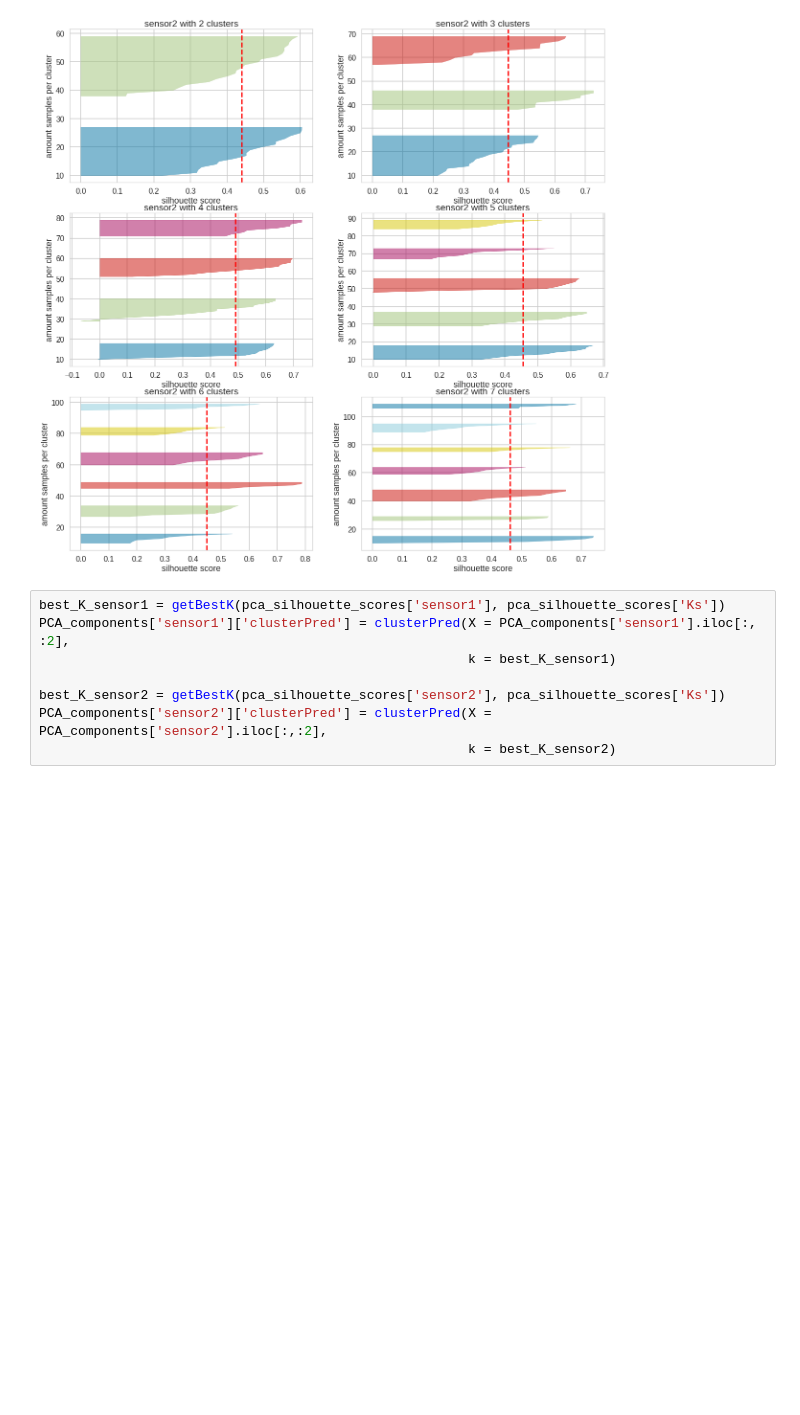
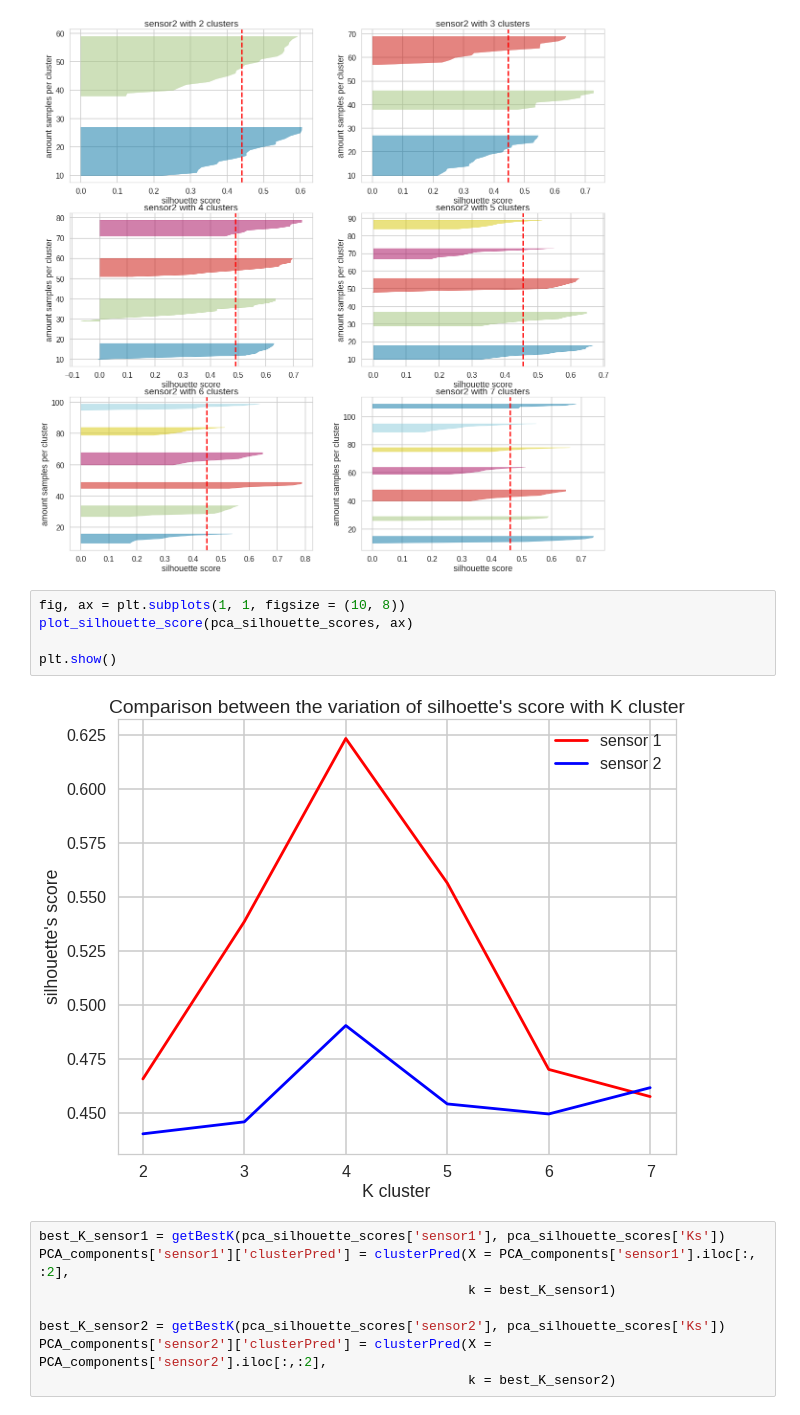
Before and after one commit to lucasvoltera/ic-sensors, a Jupyter notebook: voltametria.ipynb, the cells around one changed output. Cells and saved outputs as stored; diff of their text form; blank space fills up the shorter version.

```diff
--- a/voltametria.ipynb
+++ b/voltametria.ipynb
@@ -593,6 +593,13 @@ pca_silhouette_scores['sensor2'] = plotSilhoetteVisualizer(X = PCA_components['s
 plt.show()
 # %% [output]
 [figure]
+# %%
+fig, ax = plt.subplots(1, 1, figsize = (10, 8))
+plot_silhouette_score(pca_silhouette_scores, ax)
+
+plt.show()
+# %% [output]
+[figure, added]
 # %%
 best_K_sensor1 = getBestK(pca_silhouette_scores['sensor1'], pca_silhouette_scores['Ks'])
 PCA_components['sensor1']['clusterPred'] = clusterPred(X = PCA_components['sensor1'].iloc[:, :2],
```
